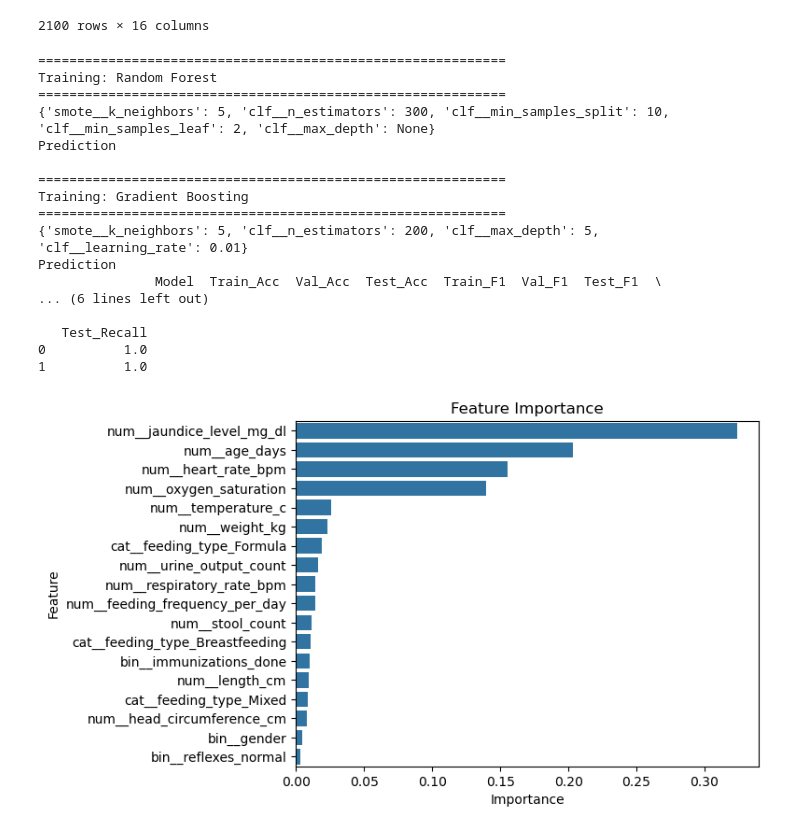
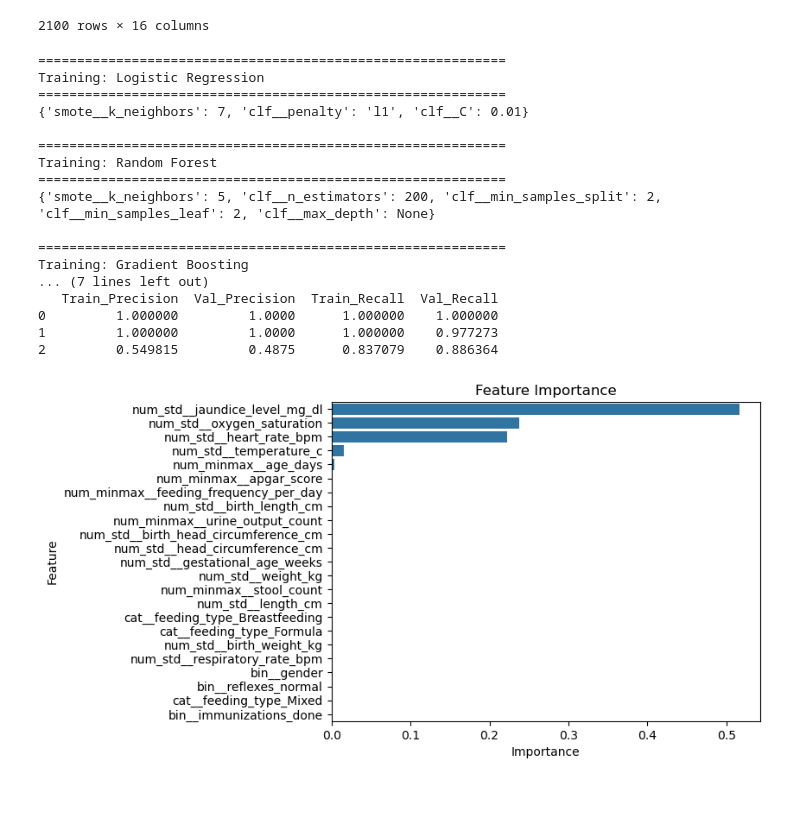
Before and after one commit to R-Vel/ML_Lab2, a Jupyter notebook: fiana_new_model.ipynb, the cells around one changed output. Drawn from its saved outputs; the diff is of its cells as text; code cells hidden in the pictures; blank space fills up the shorter version.

```diff
--- a/fiana_new_model.ipynb
+++ b/fiana_new_model.ipynb
@@ -128,6 +144,7 @@ models = {
     'Gradient Boosting': GradientBoostingClassifier(loss="log_loss", random_state=42)
 }
 # %%
+# get best model and hyperparameters using validation set
 results = []
 trained_models = {}
 
@@ -137,6 +154,16 @@ for name, model in models.items():
     print(f"\n{'='*60}")
     print(f"Training: {name}")
     print(f"{'='*60}")
+
+    # Fit preprocessor to get categorical feature indices
+    preprocessor = preprocessors[name].fit(X_train)
+    feature_names_out = preprocessor.get_feature_names_out()
+
+    numerical_count = len(numerical_features)
+    new_categorical_features = preprocessor.named_transformers_['cat']
+    categorical_count = len(new_categorical_features.get_feature_names_out())
+    binary_count = len(binary_features)
+    indices = list(range(numerical_count, numerical_count + categorical_count + binary_count))
 
     pipe = imb_pipeline([
         ("preprocessor", preprocessor),
@@ -157,88 +184,63 @@ for name, model in models.items():
 
     y_train_pred = best_model.predict(X_train)
     y_val_pred = best_model.predict(X_val)
-    y_test_pred = best_model.predict(X_test)
 
     y_train_proba = best_model.predict_proba(X_train)[:, 1]
     y_val_proba = best_model.predict_proba(X_val)[:, 1]
-    y_test_proba = best_model.predict_proba(X_test)[:, 1]
-    print("Prediction")
-    #print(best_model.predict_proba(X_train))
-    #print(best_model.predict_proba(X_val))
-    #print(best_model.predict_proba(X_test))
-
-    # Compute scores
-    train_acc_scores.append(accuracy_score(y_train, y_train_pred))
-    test_acc_scores.append(accuracy_score(y_test, y_test_pred))
-    prec_scores.append(precision_score(y_test, y_test_pred))
-    rec_scores.append(recall_score(y_test, y_test_pred))
 
     results.append({
         'Model': name,
         'Train_Acc': accuracy_score(y_train, y_train_pred),
         'Val_Acc': accuracy_score(y_val, y_val_pred),
-        'Test_Acc': accuracy_score(y_test, y_test_pred),
         'Train_F1': f1_score(y_train, y_train_pred),
         'Val_F1': f1_score(y_val, y_val_pred),
-        'Test_F1': f1_score(y_test, y_test_pred),
         'Train_Precision': precision_score(y_train, y_train_pred),
         'Val_Precision': precision_score(y_val, y_val_pred),
-        'Test_Precision': precision_score(y_test, y_test_pred),
         'Train_Recall': recall_score(y_train, y_train_pred),
         'Val_Recall': recall_score(y_val, y_val_pred),
-        'Test_Recall': recall_score(y_test, y_test_pred),
     })
 
 # ----------- STEP 6: Show Results -----------
 
-results_df = pd.DataFrame(results).sort_values(by='Test_F1', ascending=False).reset_index(drop=True)
+results_df = pd.DataFrame(results).sort_values(by='Val_F1', ascending=False).reset_index(drop=True)
 print(results_df)
 # %% [output]
+============================================================
+Training: Logistic Regression
+============================================================
+{'smote__k_neighbors': 7, 'clf__penalty': 'l1', 'clf__C': 0.01}
+
 ============================================================
 Training: Random Forest
 ============================================================
-{'smote__k_neighbors': 5, 'clf__n_estimators': 300, 'clf__min_samples_split': 10, 'clf__min_samples_leaf': 2, 'clf__max_depth': None}
-Prediction
+{'smote__k_neighbors': 5, 'clf__n_estimators': 200, 'clf__min_samples_split': 2, 'clf__min_samples_leaf': 2, 'clf__max_depth': None}
 
 ============================================================
 Training: Gradient Boosting
-============================================================
-{'smote__k_neighbors': 5, 'clf__n_estimators': 200, 'clf__max_depth': 5, 'clf__learning_rate': 0.01}
-Prediction
-               Model  Train_Acc  Val_Acc  Test_Acc  Train_F1  Val_F1  Test_F1  \
-... (6 lines left out)
-
-   Test_Recall
-0          1.0
-1          1.0
+... (7 lines left out)
+   Train_Precision  Val_Precision  Train_Recall  Val_Recall
+0         1.000000         1.0000      1.000000    1.000000
+1         1.000000         1.0000      1.000000    0.977273
+2         0.549815         0.4875      0.837079    0.886364
 # %%
-rf_model = RandomForestClassifier(random_state=42,
-                                  n_estimators=300, max_depth=None,
-                                  min_samples_leaf=2, min_samples_split=10)
-
-best_pipe = imb_pipeline([
-        ("preprocessor", preprocessor),
-        ("sample", SMOTENC(categorical_features=indices,
-                           k_neighbors = 5,
-                          random_state=42)),
-        ("clf", rf_model)
-    ])
+best_pipe = trained_models[results_df.loc[0,'Model']]
+best_model = best_pipe.named_steps['clf']
 
 best_pipe.fit(X_train, y_train)
 
 FEATURE_NAMES_NEW = preprocessor.get_feature_names_out()
-feature_importances = rf_model.feature_importances_
+feature_importances = best_model.feature_importances_
 
 feature_importance_df = pd.DataFrame({
     'Feature': FEATURE_NAMES_NEW,
     'Importance': feature_importances
 })
 
 feature_importance_df = feature_importance_df.sort_values(by='Importance', ascending=False)
 
 sns.barplot(x='Importance', y='Feature', data=feature_importance_df)
 plt.title('Feature Importance')
 plt.show()
 # %% [output]
-[figure, old version]
+[figure, new version]
 # %%
```
Also changed, not shown: parts of 4 cells of this notebook.
